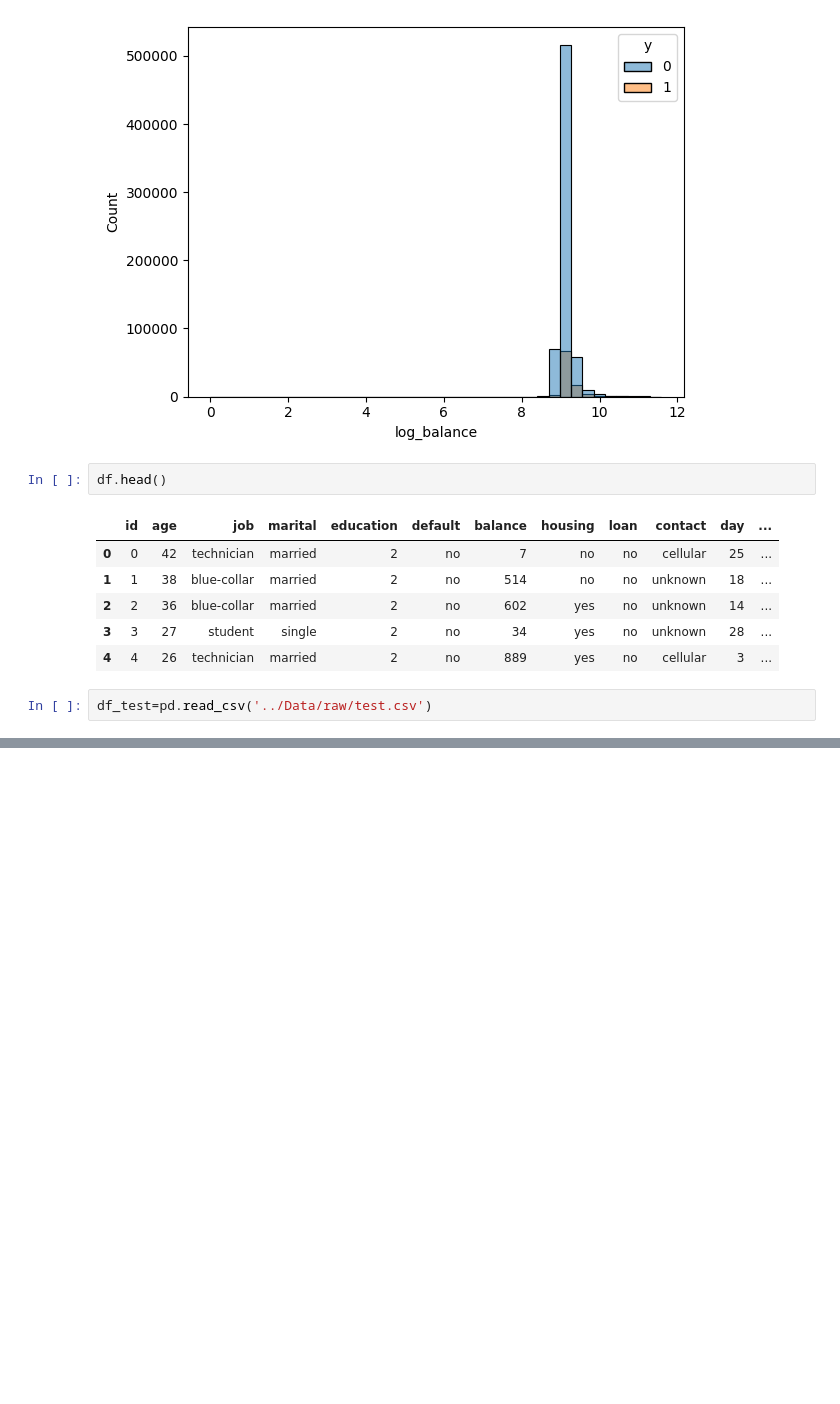
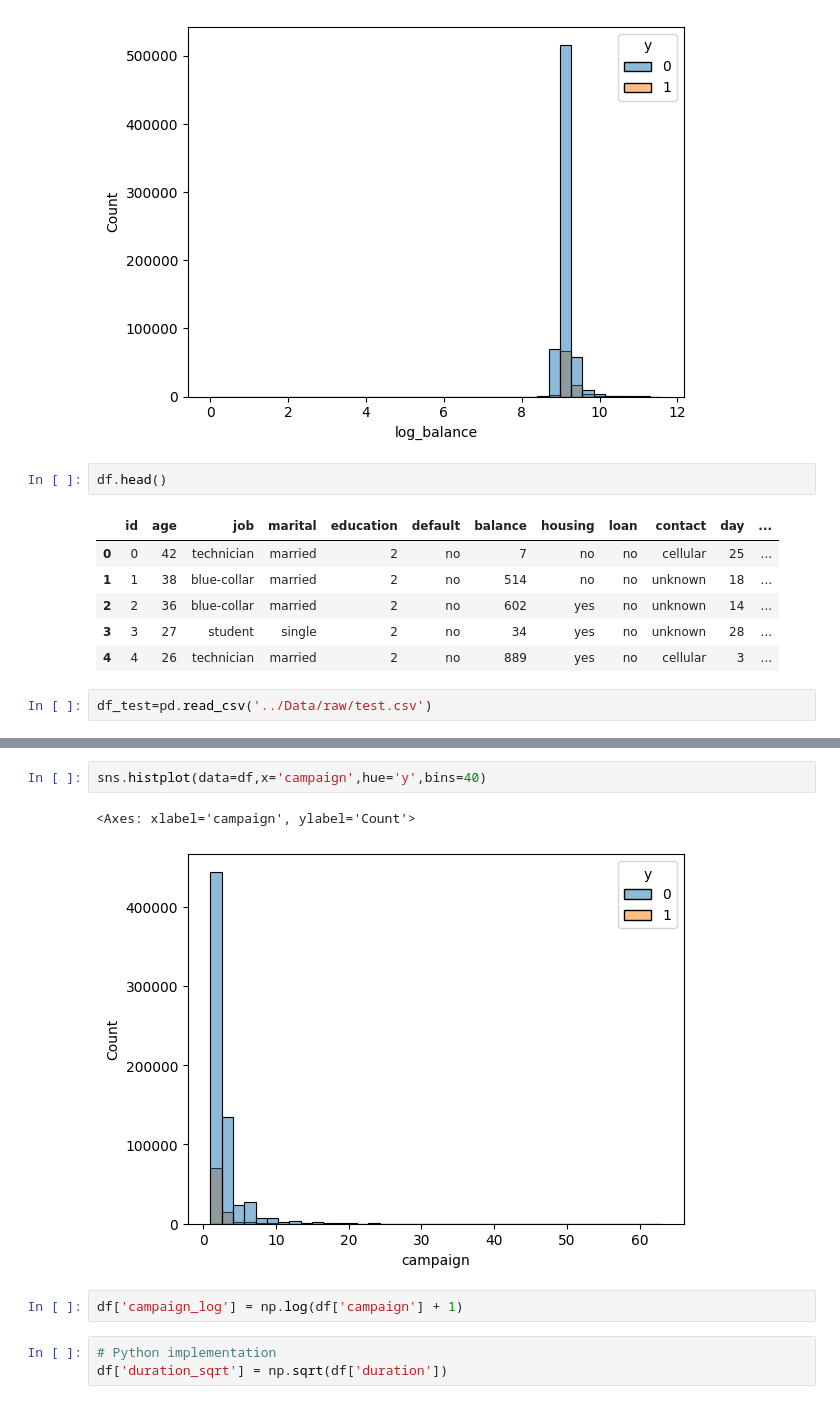
Before and after one commit to Rohit-912/Bank_Subscription_prediction, a Jupyter notebook: Notebook/eda.ipynb, the cells around one changed output, grey strips where cells are left out. Cells and saved outputs as stored; diff of their text form; blank space fills up the shorter version.

```diff
--- a/Notebook/eda.ipynb
+++ b/Notebook/eda.ipynb
@@ -217,0 +223,10 @@ df_test.head()
+# %%
+sns.histplot(data=df,x='campaign',hue='y',bins=40)
+# %% [output]
+<Axes: xlabel='campaign', ylabel='Count'>
+[figure, added]
+# %%
+df['campaign_log'] = np.log(df['campaign'] + 1)
+# %%
+# Python implementation
+df['duration_sqrt'] = np.sqrt(df['duration'])
```
Also changed, not shown: parts of 2 cells of this notebook, 6 other files.
